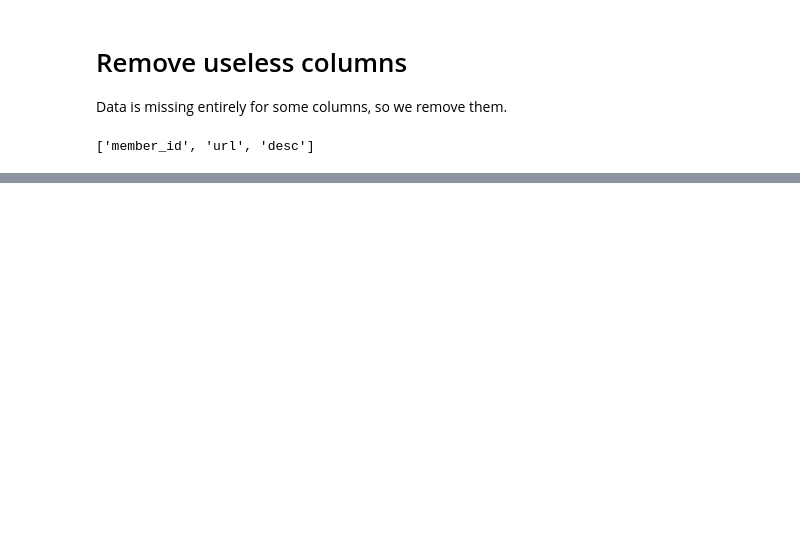
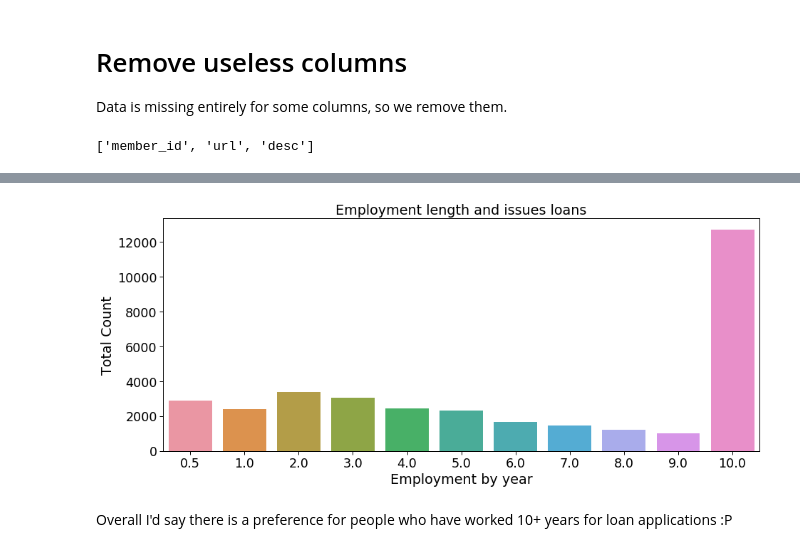
Before and after one commit to bloominstituteoftechnology/DS-Unit-4-Sprint-1-Tree-Ensembles, a Jupyter notebook: module1-decision-trees/DS1 Weekly Assignment.ipynb, the cells around one changed output, grey strips where cells are left out. Drawn from its saved outputs; the diff is of its cells as text; code cells hidden in the pictures; blank space fills up the shorter version.

```diff
--- a/module1-decision-trees/DS1 Weekly Assignment.ipynb
+++ b/module1-decision-trees/DS1 Weekly Assignment.ipynb
@@ -285,0 +87,7 @@ class Pruner:
+# %%
+def categorize(l):
+    uniques = sorted(list(set(l)))
+    return [uniques.index(x) + 1 for x in l]
+
+df["emp_length"] = ["0.5" if x == '< 1 year' else x for x in df["emp_length"]]
+df.emp_length = df.emp_length.dropna()
@@ -285,0 +97,4 @@ class Pruner:
+# %%
+# have to drop the na or the regex below will bug out
+df = df.dropna(subset=['emp_length'])
+df.shape
@@ -285,0 +103,11 @@ class Pruner:
+# %%
+reg = re.compile(r'(\d+\.?\d?)')
+t = []
+for emp in df.emp_length:
+    value = reg.match(emp)
+    t.append(float(value[0]) if value else 0)
+df['emp'] = t
+# %%
+f = pd.value_counts(df['emp']).to_frame().reset_index()
+f.columns = ['type','count']
+f
@@ -285,0 +127,11 @@ class Pruner:
+# %%
+plt.subplots(figsize=(15,6))
+sns.barplot(y='count', x='type', data=f)
+plt.xlabel("Employment by year")
+plt.ylabel("Total Count")
+plt.title("Employment length and issues loans")
+plt.show()
+# %% [output]
+[figure, added]
+# %% [markdown]
+Overall I'd say there is a preference for people who have worked 10+ years for loan applications :P
```
Also changed, not shown: parts of 49 cells of this notebook, 1 other file.
